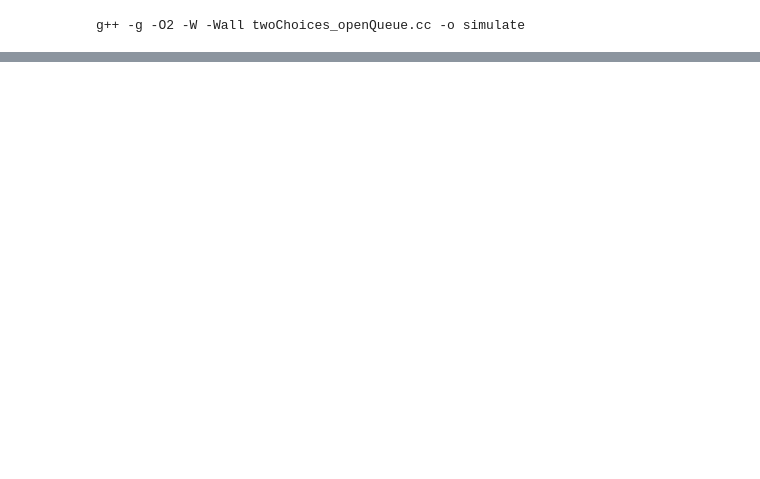
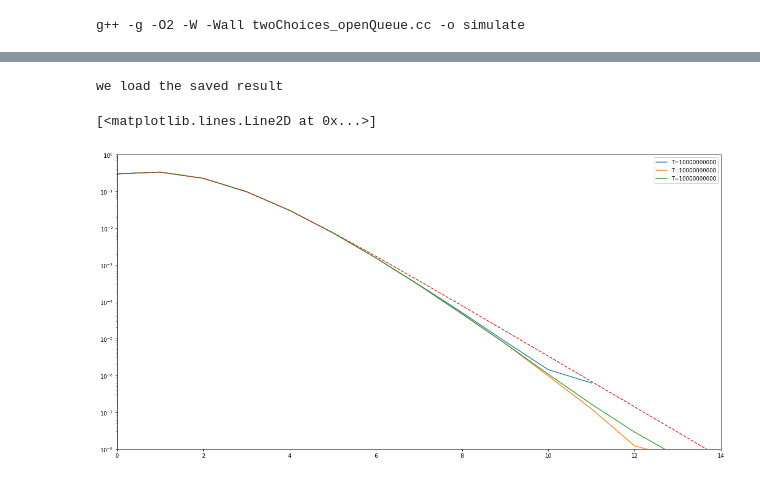
Before and after one commit to ngast/simuTwoLocalChoice, a Jupyter notebook: test_localTwoChoice.ipynb, the cells around one changed output, grey strips where cells are left out. Saved outputs shown, nothing was run; the diff lists cells and outputs as text; code cells hidden in the pictures; blank space fills up the shorter version.

```diff
--- a/test_localTwoChoice.ipynb
+++ b/test_localTwoChoice.ipynb
@@ -27,0 +44,19 @@ plt.legend(['N={}'.format(N) for N in myN])
+# %%
+fig = plt.figure()
+fig.set_size_inches(20,10)
+myT = [100000000,1000000000,10000000000]
+myN = [10000]
+for N in myN:
+    for T in myT:
+        nc = simulate(N,T,choice=1)
+        plt.semilogy(nc)
+plt.xlim([0,14])
+plt.ylim([1e-8,1])
+plt.legend(['T={}'.format(T) for N in myT])
+
+y = stationnary_distribution_pairApprox(0.7,100)
+plt.plot(y,'--')
+# %% [output]
+we load the saved result
+[<matplotlib.lines.Line2D at 0x...>]
+[figure, added]
```
Also changed, not shown: parts of 4 cells of this notebook, 15 other files.
